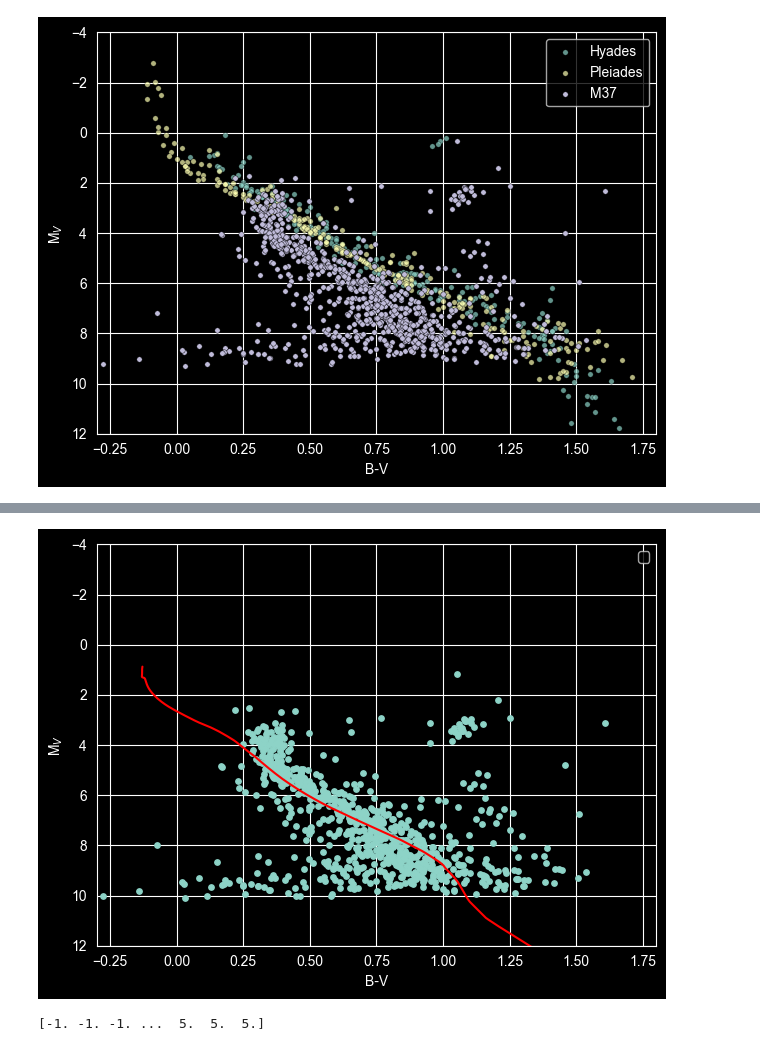
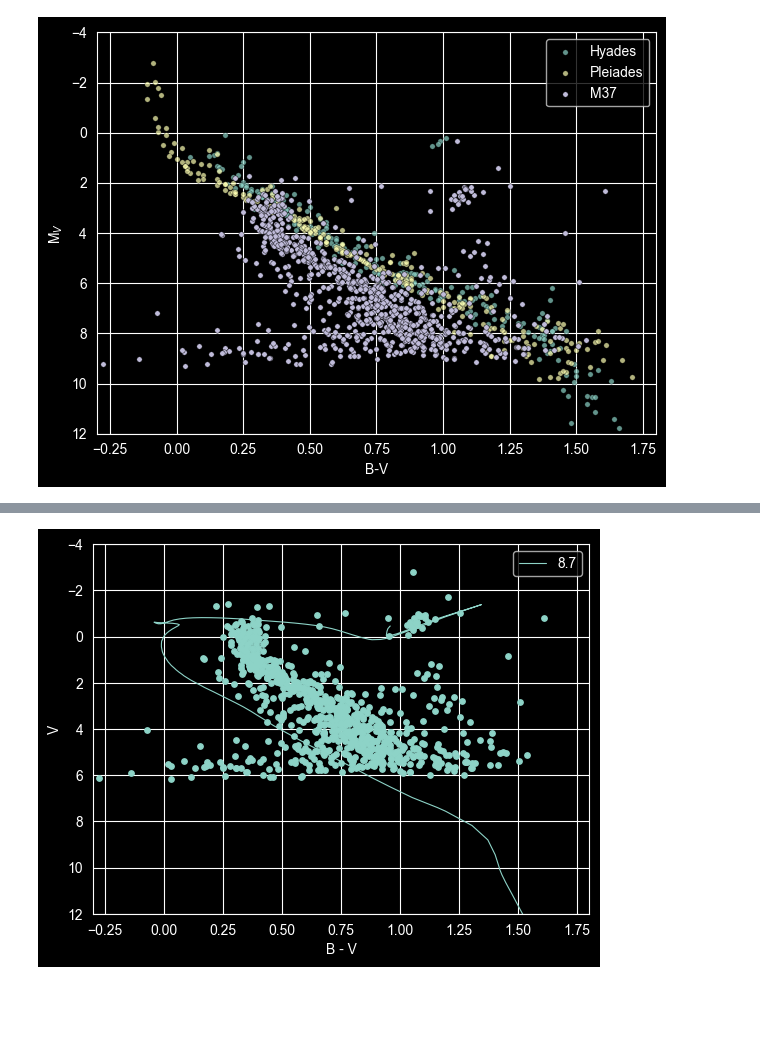
Before and after one commit to KevinLeenaerts/Observational-Astronomy, a Jupyter notebook: Master.ipynb, the cells around one changed output, grey strips where cells are left out. Saved outputs shown, nothing was run; the diff lists cells and outputs as text; code cells hidden in the pictures; blank space fills up the shorter version.

Commit message:
Changed Isochrone Fitting

```diff
--- a/Master.ipynb
+++ b/Master.ipynb
@@ -522 +519,16 @@ Reading in: ./data/photometry/MIST_v1.2_vvcrit0.0_UBVRIplus
+# %%
+file_path = './data/isochrones/isochrones.dat'
+
+with open(file_path) as f:
+    for line in f:
+        if line.startswith('# Zini'):
+            columns = line[1:].strip().split()
+            break
+
+df = pd.read_csv(
+    file_path,
+    sep=r'\s+',
+    comment='#',
+    names=columns
+)
 # %%
@@ -606,25 +613,27 @@ Distance: 1298 light years
-# %%
-age_ind = isocmd.age_index(8.7)
-B = isocmd.isocmds[age_ind]['Bessell_B']
-V = isocmd.isocmds[age_ind]['Bessell_V']
-phase = isocmd.isocmds[age_ind]['phase']
-mask = phase < 2
-
-plt.scatter(M37_BV, M37_V - mu, s=15)
-plt.plot((B-V)[mask], V[mask], color='red')
-plt.gca().invert_yaxis()
-
-plt.legend(frameon=True)
-plt.xlim(-0.3, 1.8)
-plt.ylim(12,-4)
-plt.xlabel('B-V')
-plt.ylabel(r'M$_V$')
-plt.minorticks_on()
-plt.tight_layout()
-plt.show()
-# %% [output]
-[figure, removed]
 # %%
-print(phase)
+# print(phase)
-# %% [output]
-[-1. -1. -1. ...  5.  5.  5.]
+# %%
+plt.figure()
+
+# for age in ages[::4]:
+#     iso = df[(df['logAge'] == age) & (df['label'] <= 5)]
+#     plt.plot(iso['Bmag'] - iso['Vmag'], iso['Vmag'], linewidth=0.8, label=f"{age:.1f}")
+
+nearest_age = available_ages[np.argmin(np.abs(available_ages - best_log_age))]
+
+iso = df[
+    (df['logAge_round'] == nearest_age) &
+    (df['label'] <= 5)
+]
+plt.plot(iso['Bmag'] - iso['Vmag'], iso['Vmag'], linewidth=0.8, label=f"{log_age:.1f}")
+
+plt.gca().invert_yaxis()
+plt.scatter(M37_BV, M37_V - best_mu, s=15)
+plt.xlabel('B - V')
+plt.ylabel('V')
+plt.xlim(-0.3, 1.8)
+plt.ylim(12, -4)
+plt.legend()
+plt.show()
+# %% [output]
+[figure, added]
```
Also changed, not shown: parts of 8 cells of this notebook, 2 other files.
